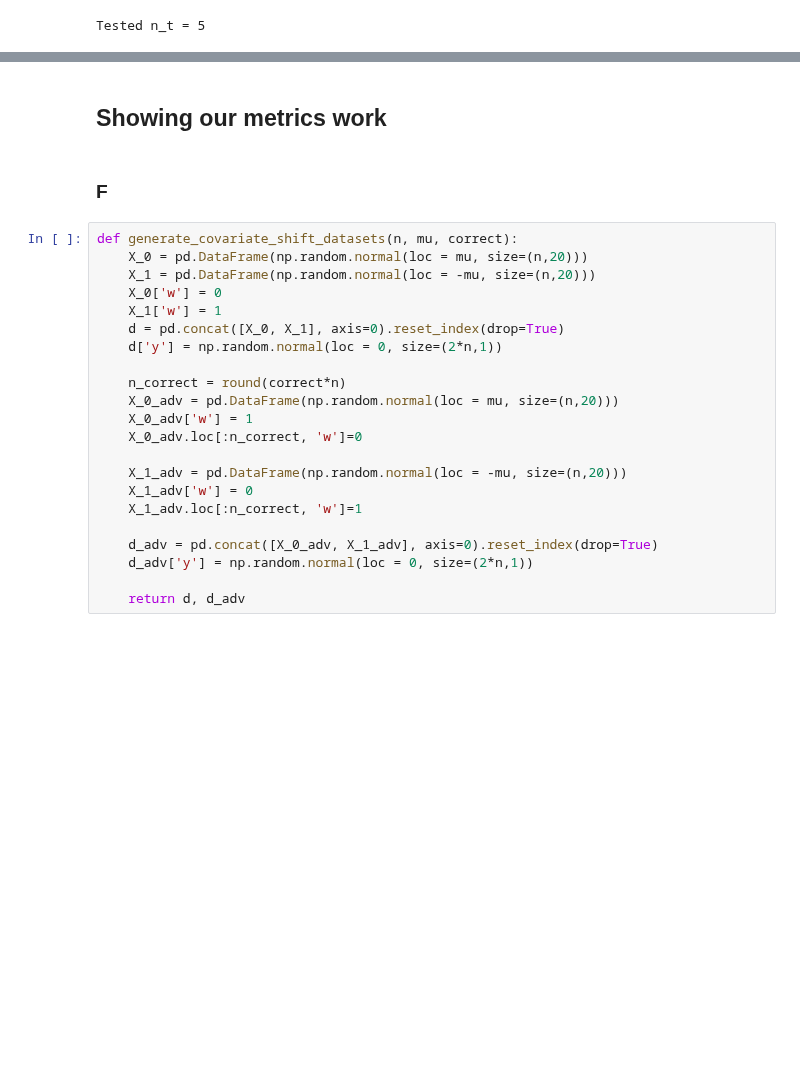
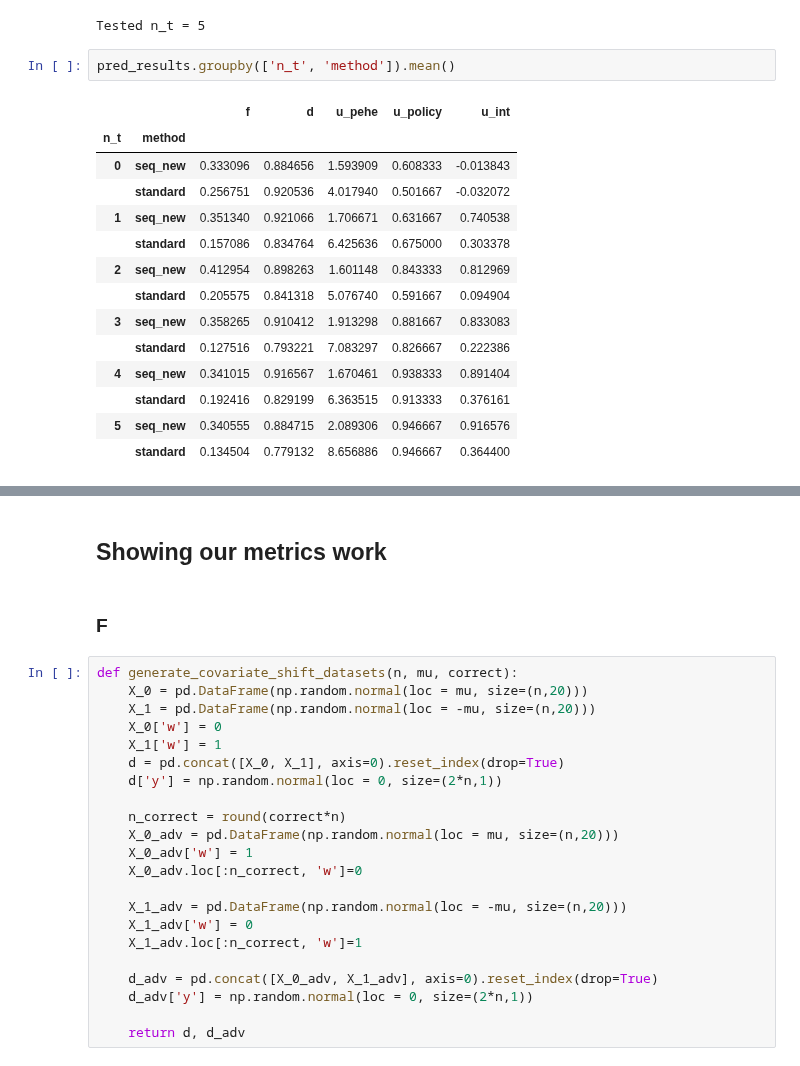
Before and after one commit to harrya32/causal_synthetic_data, a Jupyter notebook: Experiments/Experiments.ipynb, the cells around one changed output, grey strips where cells are left out. Cells and saved outputs as stored; diff of their text form; blank space fills up the shorter version.

```diff
--- a/Experiments/Experiments.ipynb
+++ b/Experiments/Experiments.ipynb
@@ -2338,3 +2372,20 @@ Tested n_t = 4
 [2024-05-03T04:37:57.722742+0000][1207925][CRITICAL] load failed: module 'synthcity.plugins.generic.plugin_goggle' has no attribute 'plugin'
 [2024-05-03T04:37:57.723155+0000][1207925][CRITICAL] module plugin_goggle load failed
 Tested n_t = 5
+# %%
+pred_results.groupby(['n_t', 'method']).mean()
+# %% [output]
+|  |  | f | d | u_pehe | u_policy | u_int |
+| n_t | method |  |  |  |  |  |
+| 0 | seq_new | 0.333096 | 0.884656 | 1.593909 | 0.608333 | -0.013843 |
+|  | standard | 0.256751 | 0.920536 | 4.017940 | 0.501667 | -0.032072 |
+| 1 | seq_new | 0.351340 | 0.921066 | 1.706671 | 0.631667 | 0.740538 |
+|  | standard | 0.157086 | 0.834764 | 6.425636 | 0.675000 | 0.303378 |
+| 2 | seq_new | 0.412954 | 0.898263 | 1.601148 | 0.843333 | 0.812969 |
+|  | standard | 0.205575 | 0.841318 | 5.076740 | 0.591667 | 0.094904 |
+| 3 | seq_new | 0.358265 | 0.910412 | 1.913298 | 0.881667 | 0.833083 |
+|  | standard | 0.127516 | 0.793221 | 7.083297 | 0.826667 | 0.222386 |
+| 4 | seq_new | 0.341015 | 0.916567 | 1.670461 | 0.938333 | 0.891404 |
+|  | standard | 0.192416 | 0.829199 | 6.363515 | 0.913333 | 0.376161 |
+| 5 | seq_new | 0.340555 | 0.884715 | 2.089306 | 0.946667 | 0.916576 |
+|  | standard | 0.134504 | 0.779132 | 8.656886 | 0.946667 | 0.364400 |
```
Also changed, not shown: parts of 3 cells of this notebook, 2 other files.
